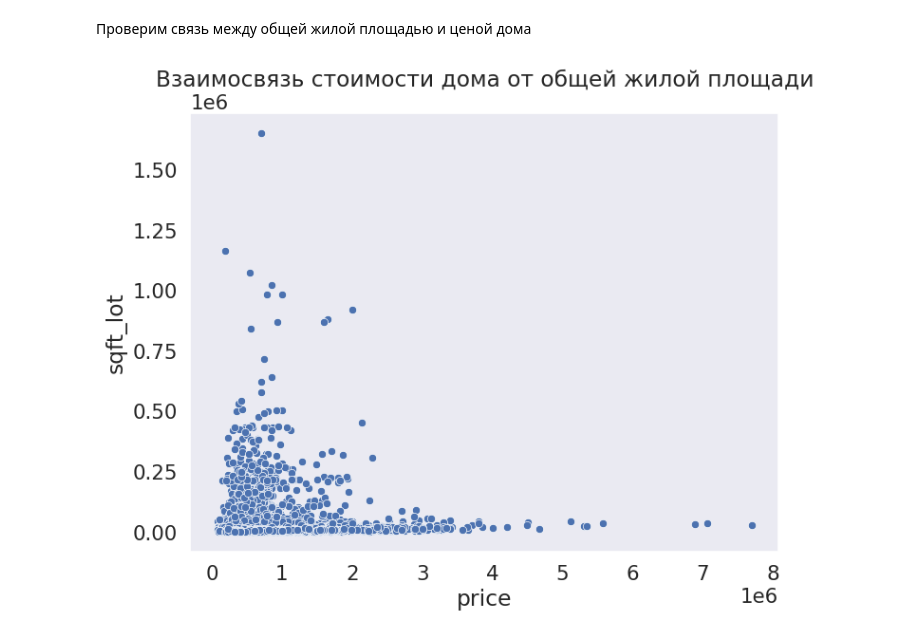
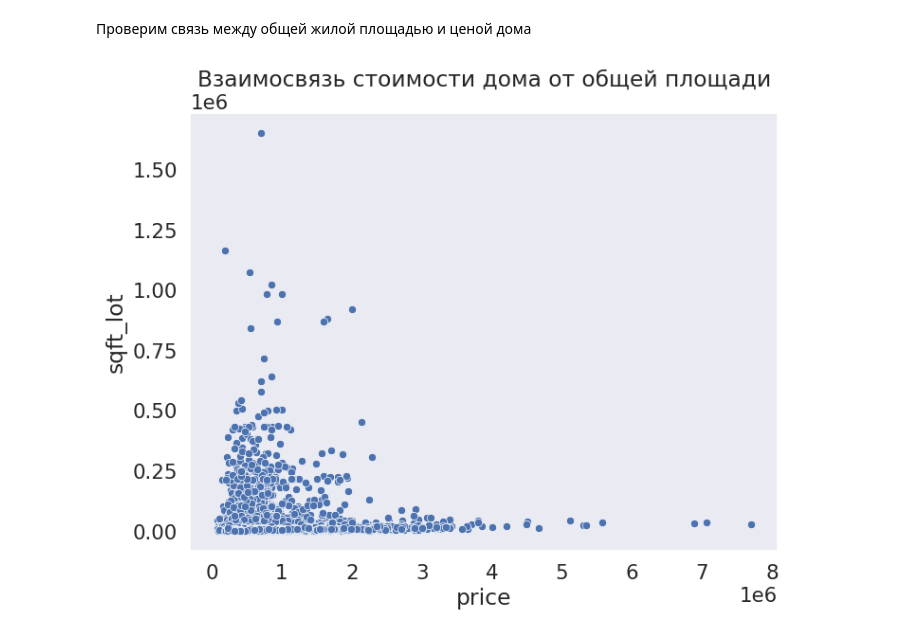
Before and after one commit to Olga643/Example, a Jupyter notebook: Untitled21.ipynb, the cells around one changed output. Saved outputs shown, nothing was run; the diff lists cells and outputs as text; code cells hidden in the pictures.

```diff
--- a/Untitled21.ipynb
+++ b/Untitled21.ipynb
@@ -247,8 +247,8 @@ sns.heatmap(corr_matrix, annot=True, linewidths=.5, cmap='coolwarm')
 # %%
 plt.figure(figsize=(8, 6))
 
 sns.scatterplot(x=df['price'], y=df['sqft_lot'])
-plt.title('Взаимосвязь стоимости дома от общей жилой площади')
+plt.title('Взаимосвязь стоимости дома от общей площади')
 plt.grid();
 # %% [output]
-[figure, old version]
+[figure, new version]
```
Also changed, not shown: parts of 10 cells of this notebook.
